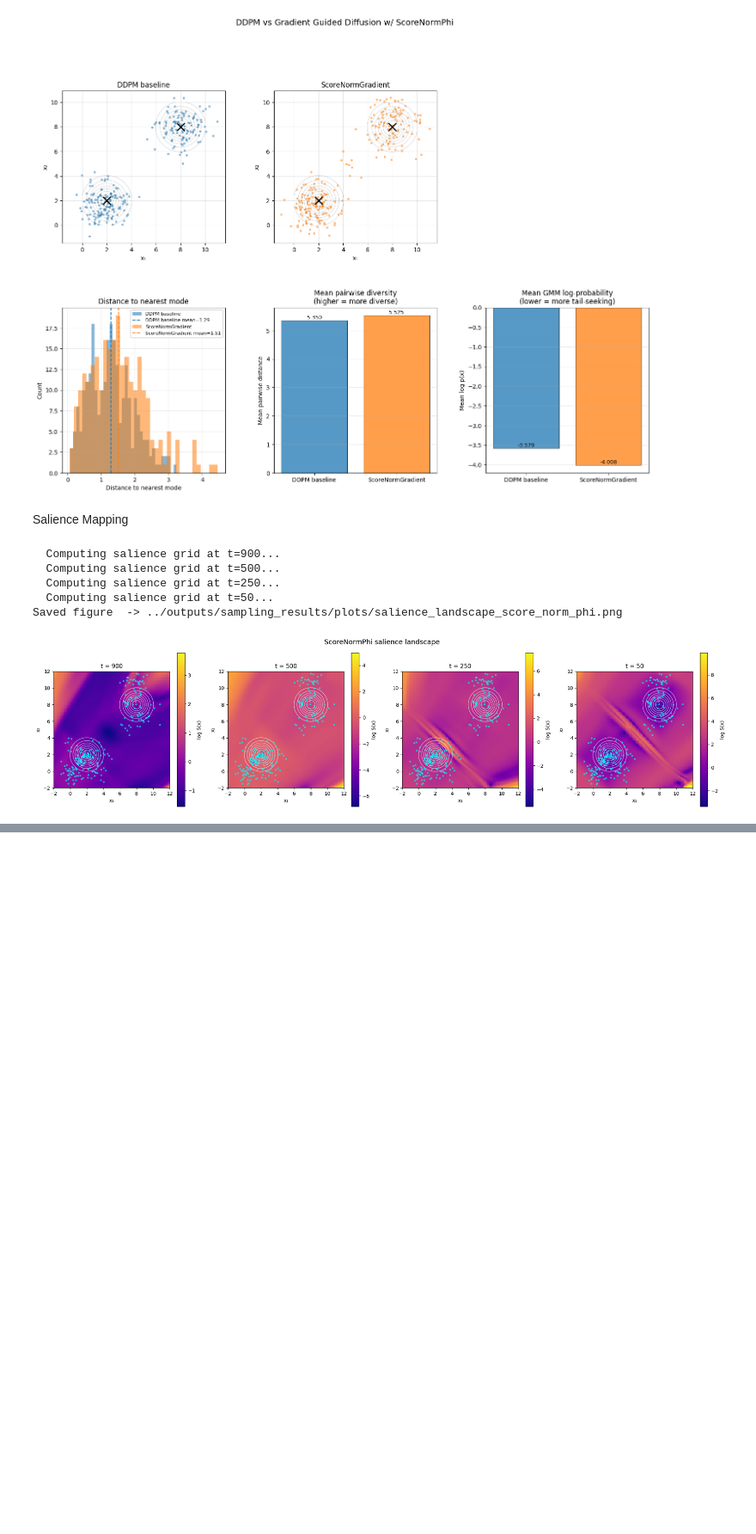
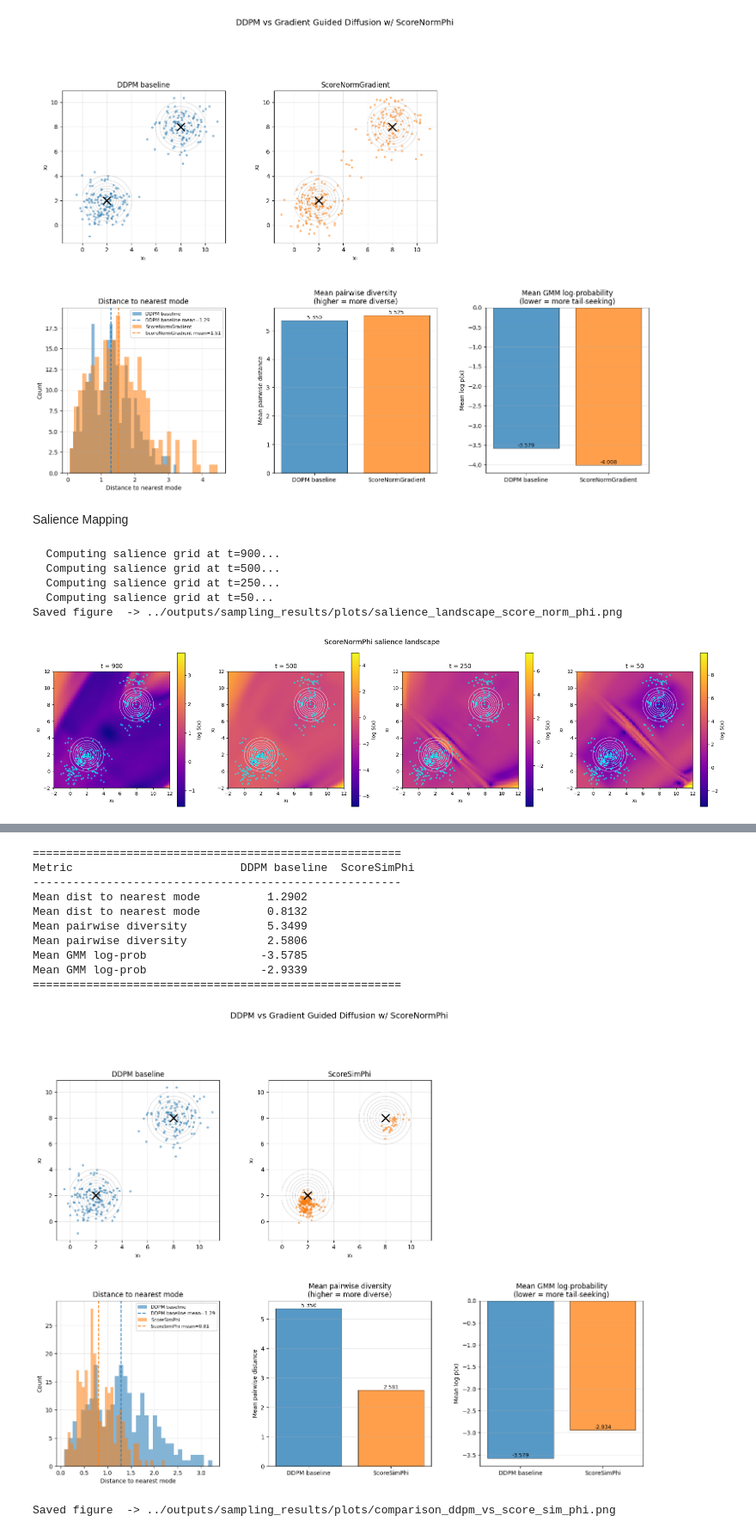
Before and after one commit to kvanhemmen/SalienceSensitiveDiffusion, a Jupyter notebook: notebooks/gmm_experiment.ipynb, the cells around one changed output, grey strips where cells are left out. Shown at 86% size. Cells and saved outputs as stored; diff of their text form; code cells hidden in the pictures; blank space fills up the shorter version.

```diff
--- a/notebooks/gmm_experiment.ipynb
+++ b/notebooks/gmm_experiment.ipynb
@@ -526,0 +529,17 @@ Saved figure  -> ../outputs/sampling_results/plots/salience_landscape_score_norm
+# %%
+from salience.phi import ScoreAlignmentPhi
+
+phi_align = ScoreAlignmentPhi()
+sampler = SalientSampler(
+    model=model,
+    scheduler=noise_scheduler,
+    phi=phi_align,
+    K=8,
+    device=DEVICE,
+    guidance_frequency=1,
+)
+
+context = {"model": model, "scheduler": noise_scheduler}
+x0_align = sampler.sample_particle_grad_guided(
+    x_init, guidance_scale=1.0, context=context, verbose=True,
+)
@@ -526,0 +564,28 @@ Saved figure  -> ../outputs/sampling_results/plots/salience_landscape_score_norm
+# %%
+x0_base = torch.load(SAMPLES_DIR / "baselines" /"ddpm_baseline.pt", map_location=DEVICE)
+
+fig = make_comparison_figure(
+    sample_dict={
+        "DDPM baseline": x0_base,
+        "ScoreSimPhi": x0_align,
+    },
+    gmm=prior_gmm,
+    modes=MODE_CENTRES,
+    suptitle="DDPM vs Gradient Guided Diffusion w/ ScoreNormPhi ",
+)
+# %% [output]
+=======================================================
+Metric                         DDPM baseline  ScoreSimPhi
+-------------------------------------------------------
+Mean dist to nearest mode          1.2902
+Mean dist to nearest mode          0.8132
+Mean pairwise diversity            5.3499
+Mean pairwise diversity            2.5806
+Mean GMM log-prob                 -3.5785
+Mean GMM log-prob                 -2.9339
+=======================================================
+[figure, added]
+# %%
+save_figure(fig, name="comparison_ddpm_vs_score_sim_phi", root=PLOTS_DIR)
+# %% [output]
+Saved figure  -> ../outputs/sampling_results/plots/comparison_ddpm_vs_score_sim_phi.png
```
Also changed, not shown: parts of 2 cells of this notebook, 41 other files.
